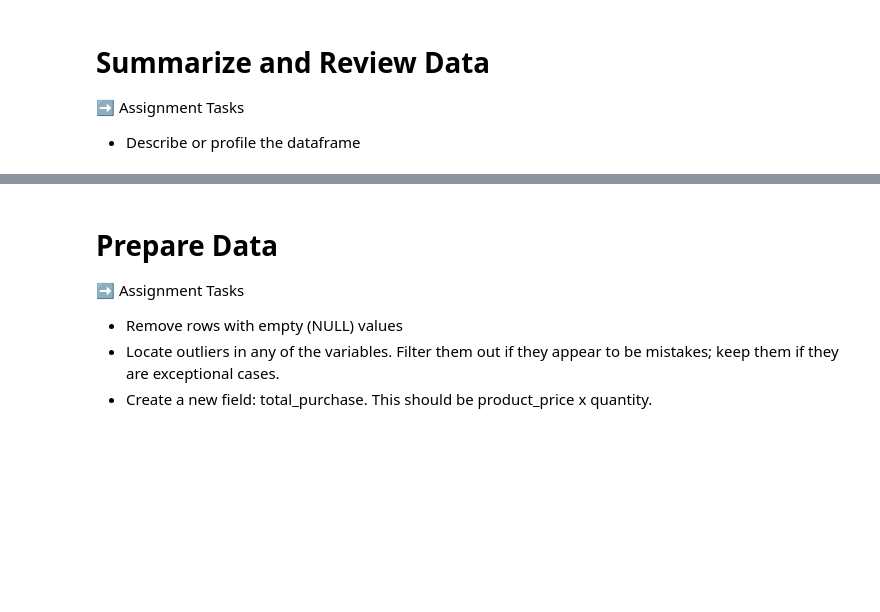
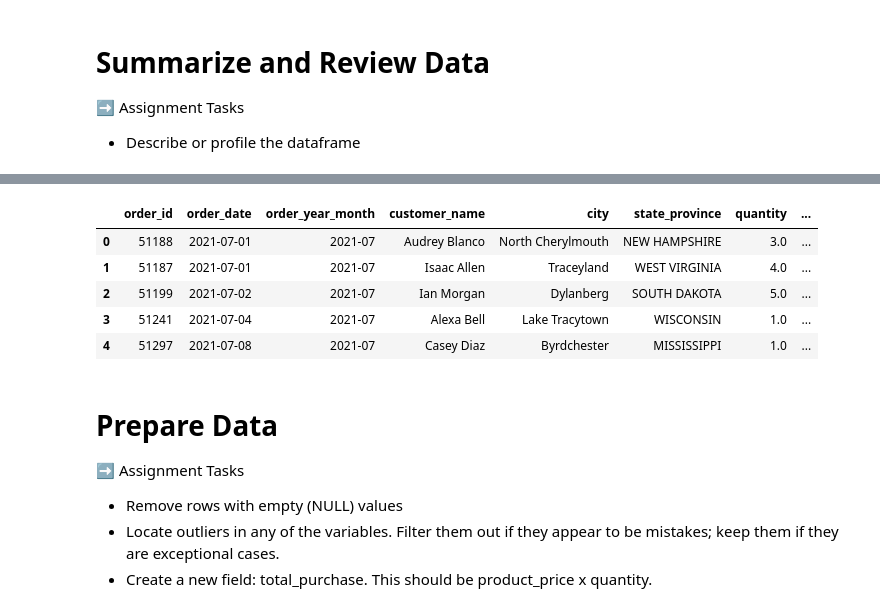
Before and after one commit to MatthewAramaki/IS_4487_Tokyo, a Jupyter notebook: Aramaki_day3_lab_retailer_intro.ipynb, the cells around one changed output, grey strips where cells are left out. Cells and saved outputs as stored; diff of their text form; code cells hidden in the pictures; blank space fills up the shorter version.

```diff
--- a/Aramaki_day3_lab_retailer_intro.ipynb
+++ b/Aramaki_day3_lab_retailer_intro.ipynb
@@ -42,3 +55,12 @@ ss = pd.read_csv("https://raw.githubusercontent.com/jefftwebb/is_4487_base/main/
+# %%
+ss.head()
+# %% [output]
+|  | order_id | order_date | order_year_month | customer_name | city | state_province | quantity | ... |
+| 0 | 51188 | 2021-07-01 | 2021-07 | Audrey Blanco | North Cherylmouth | NEW HAMPSHIRE | 3.0 | ... |
+| 1 | 51187 | 2021-07-01 | 2021-07 | Isaac Allen | Traceyland | WEST VIRGINIA | 4.0 | ... |
+| 2 | 51199 | 2021-07-02 | 2021-07 | Ian Morgan | Dylanberg | SOUTH DAKOTA | 5.0 | ... |
+| 3 | 51241 | 2021-07-04 | 2021-07 | Alexa Bell | Lake Tracytown | WISCONSIN | 1.0 | ... |
+| 4 | 51297 | 2021-07-08 | 2021-07 | Casey Diaz | Byrdchester | MISSISSIPPI | 1.0 | ... |
 # %% [markdown]
 # Prepare Data
 
```
Also changed, not shown: parts of 2 cells of this notebook.
